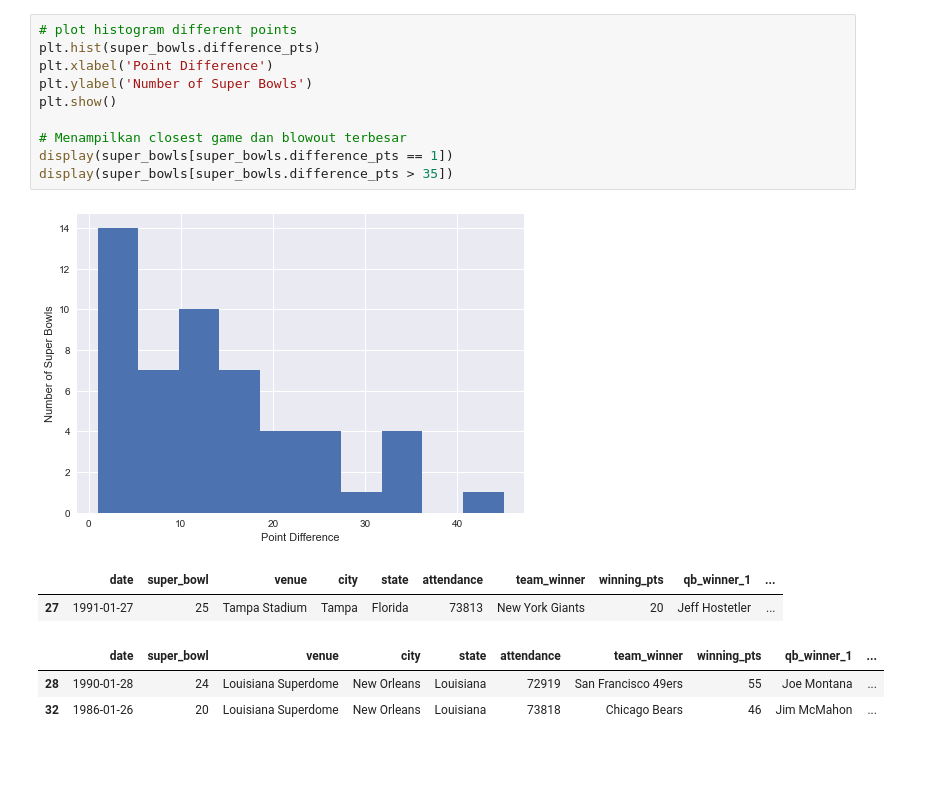
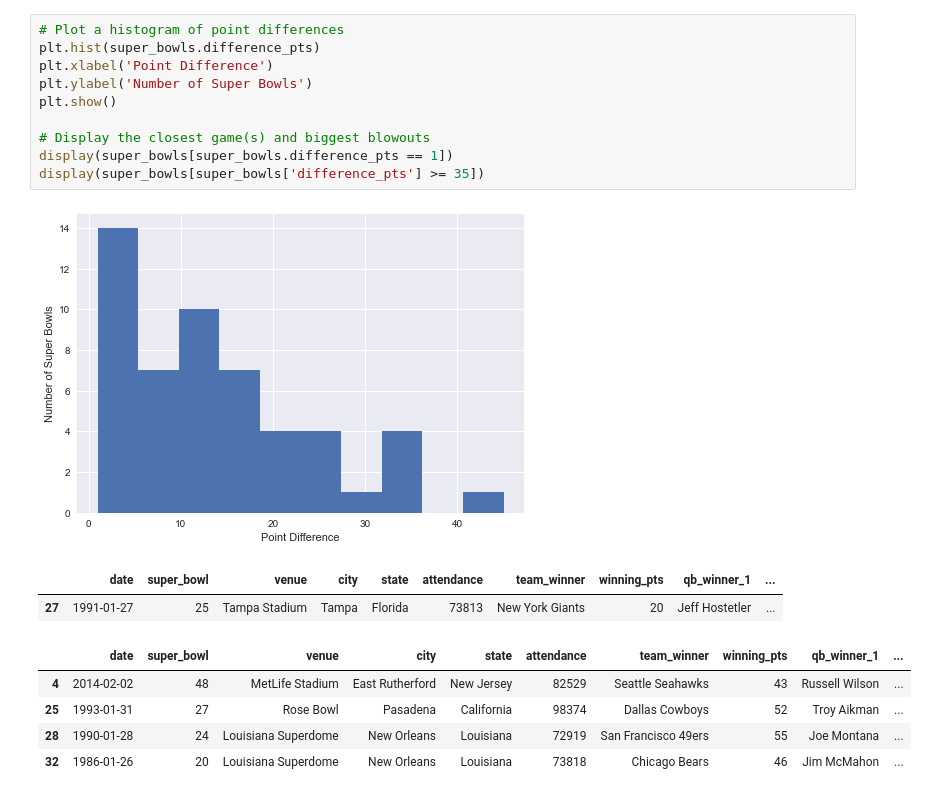
Before and after one commit to negatively/CaseStudy-DataCamp-python, a Jupyter notebook: analisa_tv.ipynb, the cells around one changed output. Cells and saved outputs as stored; diff of their text form; blank space fills up the shorter version.

```diff
--- a/analisa_tv.ipynb
+++ b/analisa_tv.ipynb
@@ -105,17 +117,19 @@ display(super_bowls[super_bowls['combined_pts'] < 25])
 # %%
-# plot histogram different points
+# Plot a histogram of point differences
 plt.hist(super_bowls.difference_pts)
 plt.xlabel('Point Difference')
 plt.ylabel('Number of Super Bowls')
 plt.show()
 
-# Menampilkan closest game dan blowout terbesar
+# Display the closest game(s) and biggest blowouts
 display(super_bowls[super_bowls.difference_pts == 1])
-display(super_bowls[super_bowls.difference_pts > 35])
+display(super_bowls[super_bowls['difference_pts'] >= 35])
 # %% [output]
 [figure]
 |  | date | super_bowl | venue | city | state | attendance | team_winner | winning_pts | qb_winner_1 | ... |
 | 27 | 1991-01-27 | 25 | Tampa Stadium | Tampa | Florida | 73813 | New York Giants | 20 | Jeff Hostetler | ... |
 |  | date | super_bowl | venue | city | state | attendance | team_winner | winning_pts | qb_winner_1 | ... |
+| 4 | 2014-02-02 | 48 | MetLife Stadium | East Rutherford | New Jersey | 82529 | Seattle Seahawks | 43 | Russell Wilson | ... |
+| 25 | 1993-01-31 | 27 | Rose Bowl | Pasadena | California | 98374 | Dallas Cowboys | 52 | Troy Aikman | ... |
 | 28 | 1990-01-28 | 24 | Louisiana Superdome | New Orleans | Louisiana | 72919 | San Francisco 49ers | 55 | Joe Montana | ... |
 | 32 | 1986-01-26 | 20 | Louisiana Superdome | New Orleans | Louisiana | 73818 | Chicago Bears | 46 | Jim McMahon | ... |
```
Also changed, not shown: parts of 24 cells of this notebook.
